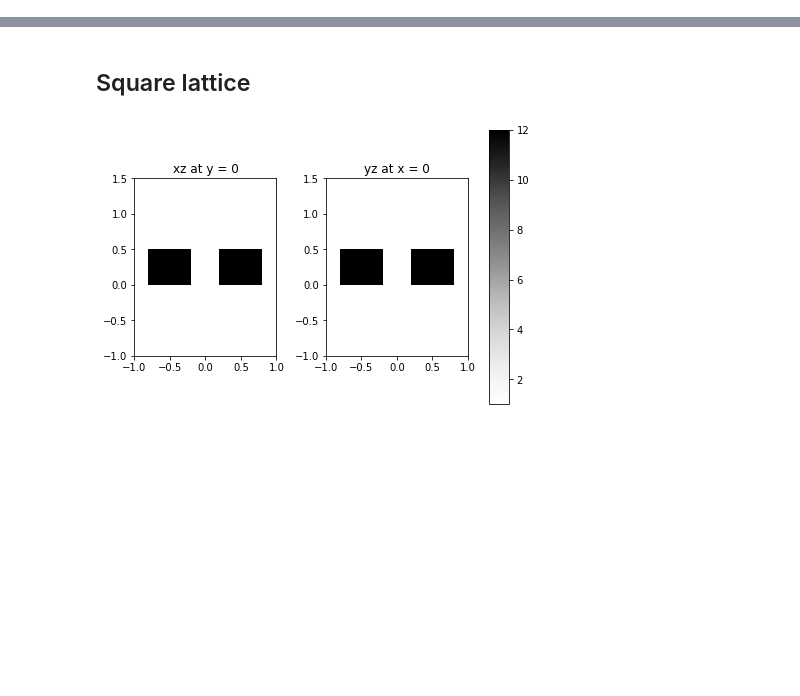
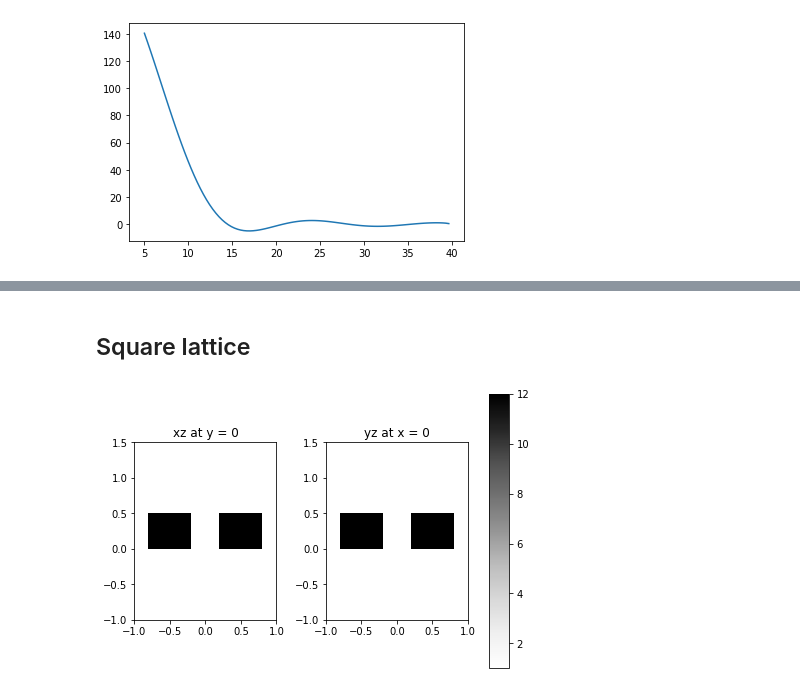
Before and after one commit to fancompute/legume, a Jupyter notebook: Notebooks/test_gme.ipynb, the cells around one changed output, grey strips where cells are left out. Saved outputs shown, nothing was run; the diff lists cells and outputs as text; code cells hidden in the pictures; blank space fills up the shorter version.

```diff
--- a/Notebooks/test_gme.ipynb
+++ b/Notebooks/test_gme.ipynb
@@ -26,0 +46,8 @@ plt.show()
+# %%
+from pygme.guided_modes_new import D22s_TM_vec
+oms = np.linspace(5, 40, 100)
+D22s = D22s_TM_vec(oms, 40, epses, ds)
+plt.plot(oms, np.real(D22s))
+plt.show()
+# %% [output]
+[figure, added]
```
Also changed, not shown: parts of 6 cells of this notebook, 1 other file.
